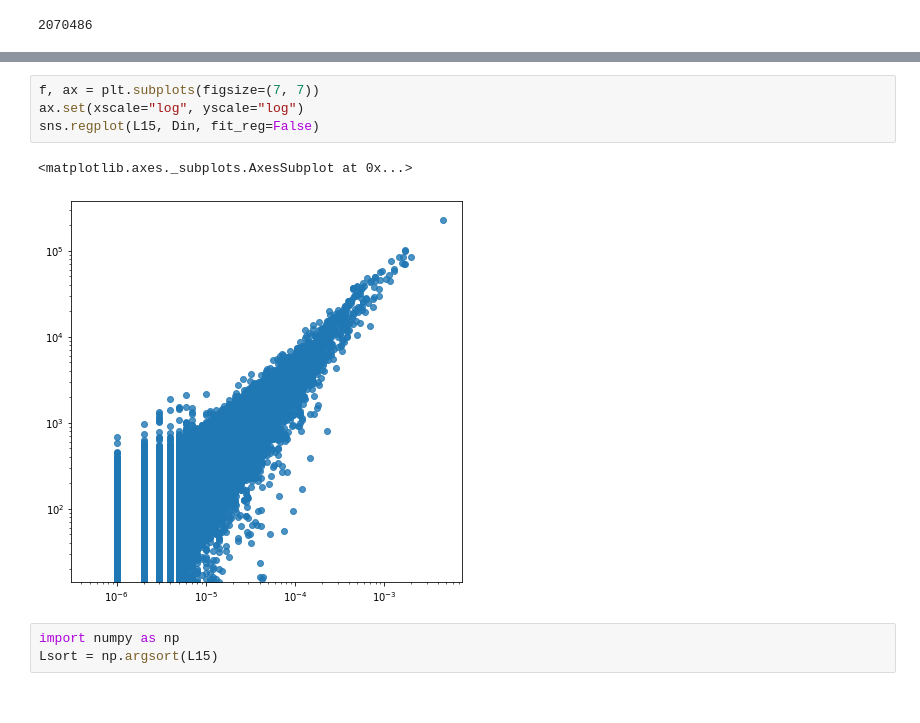
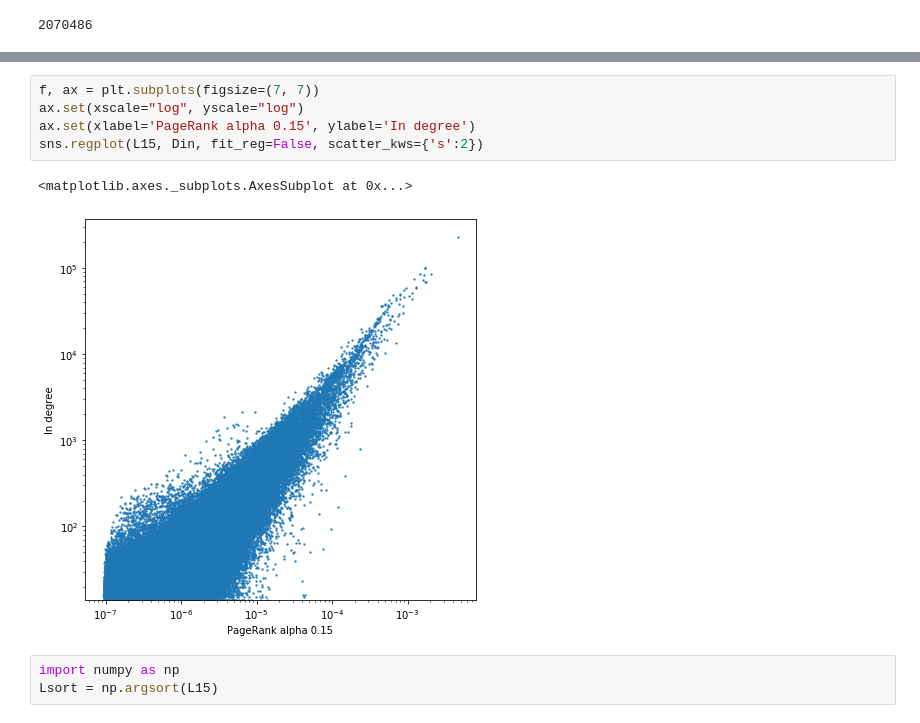
Before and after one commit to OphelieBl/RO, a Jupyter notebook: PageRank.ipynb, the cells around one changed output, grey strips where cells are left out. Saved outputs shown, nothing was run; the diff lists cells and outputs as text.

```diff
--- a/PageRank.ipynb
+++ b/PageRank.ipynb
@@ -129,10 +136,11 @@ sns.regplot(L15, Din, fit_reg=False)
 # %%
 f, ax = plt.subplots(figsize=(7, 7))
 ax.set(xscale="log", yscale="log")
-sns.regplot(L15, Din, fit_reg=False)
+ax.set(xlabel='PageRank alpha 0.15', ylabel='In degree')
+sns.regplot(L15, Din, fit_reg=False, scatter_kws={'s':2})
 # %% [output]
 <matplotlib.axes._subplots.AxesSubplot at 0x...>
-[figure, old version]
+[figure, new version]
 # %%
 import numpy as np
 Lsort = np.argsort(L15)
```
Also changed, not shown: parts of 17 cells of this notebook, 7 other files.
